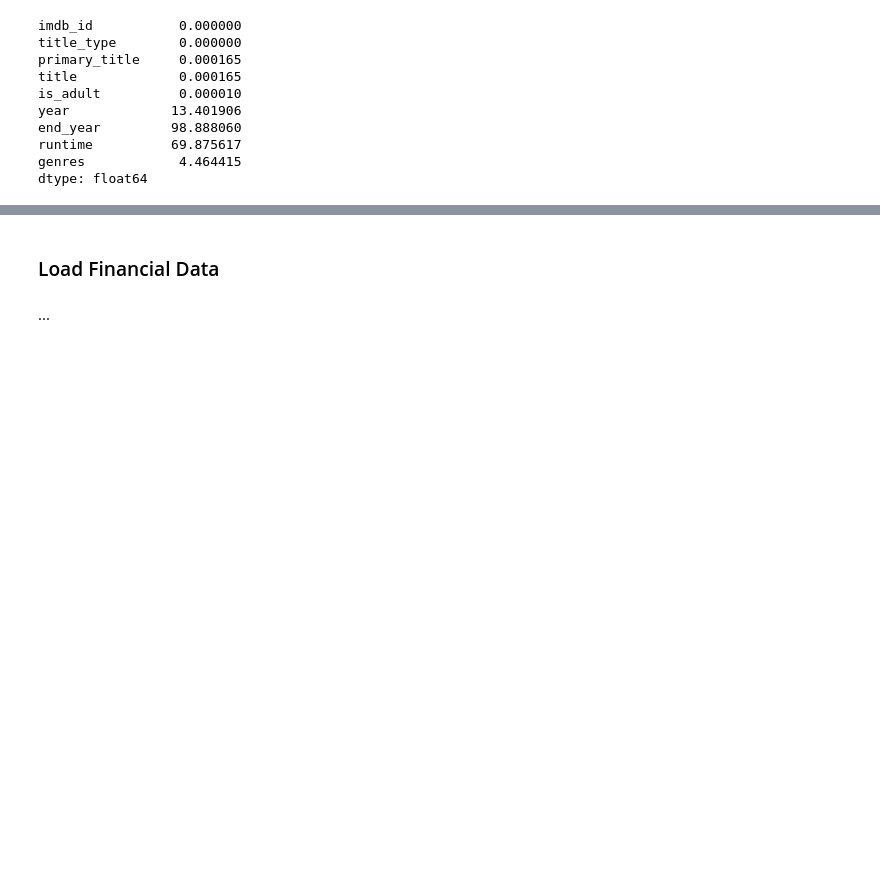
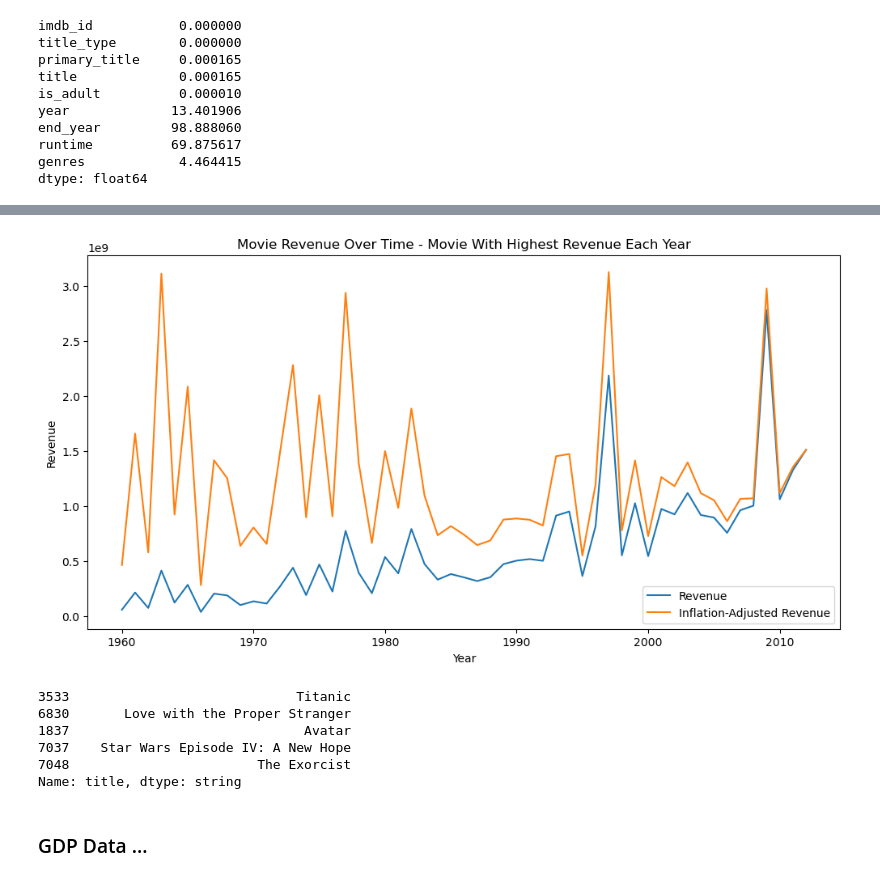
Before and after one commit to epfl-ada/ada-2023-project-fivefrenchspeakingpeoplenocap, a Jupyter notebook: p2_dataloading.ipynb, the cells around one changed output, grey strips where cells are left out. Saved outputs shown, nothing was run; the diff lists cells and outputs as text; code cells hidden in the pictures; blank space fills up the shorter version.

Commit message:
cpi adjustment + gdp load + `find_duplicates`

```diff
--- a/p2_dataloading.ipynb
+++ b/p2_dataloading.ipynb
@@ -448,4 +422,50 @@ dtype: float64
+# %%
+# earliest year for inflation is 1960, so we drop all movies before 1960
+movies_merged = movies_merged[movies_merged["year"] >= "1960"]
+# %%
+# calculate revenue_inflation and budget_inflation, different for every year
+# find cpi base year
+cpi_base_year = us_cpi[us_cpi["year"] == "2012"]["cpi"].values[0]
+
+# merge the movies_merged dataset with the us_inflation dataset on the year column
+movies_merged = pd.merge(movies_merged, us_cpi, left_on="year", right_on="year")
+
+# calculate adjusted revenue and budget according to the formula
+movies_merged["revenue_adjusted"] = (
+    movies_merged["revenue"] / movies_merged["cpi"]
+) * cpi_base_year
+movies_merged["budget_adjusted"] = (
+    movies_merged["budget"] / movies_merged["cpi"]
+) * cpi_base_year
+# %%
+# group by year and get the movie with max revenue and revenue_inflation
+annual_revenue = movies_merged.groupby(pd.to_datetime(movies_merged["year"]))[
+    ["revenue", "revenue_adjusted"]
+].max()
+
+plt.figure(figsize=(12, 6))
+plt.plot(annual_revenue.index, annual_revenue["revenue"], label="Revenue")
+plt.plot(
+    annual_revenue.index,
+    annual_revenue["revenue_adjusted"],
+    label="Inflation-Adjusted Revenue",
+)
+plt.title("Movie Revenue Over Time - Movie With Highest Revenue Each Year")
+plt.xlabel("Year")
+plt.ylabel("Revenue")
+plt.legend()
+plt.show()
+# %% [output]
+[figure, added]
+# %%
+# get top 5 movies with highest revenue inflation
+movies_merged.sort_values(by=["revenue_adjusted"], ascending=False).head(5)["title"]
+# %% [output]
+3533                             Titanic
+6830       Love with the Proper Stranger
+1837                              Avatar
+7037    Star Wars Episode IV: A New Hope
+7048                        The Exorcist
+Name: title, dtype: string
 # %% [markdown]
-### Load Financial Data
+### GDP Data ...
-# %% [markdown]
-...
```
Also changed, not shown: parts of 43 cells of this notebook, 2 other files.
